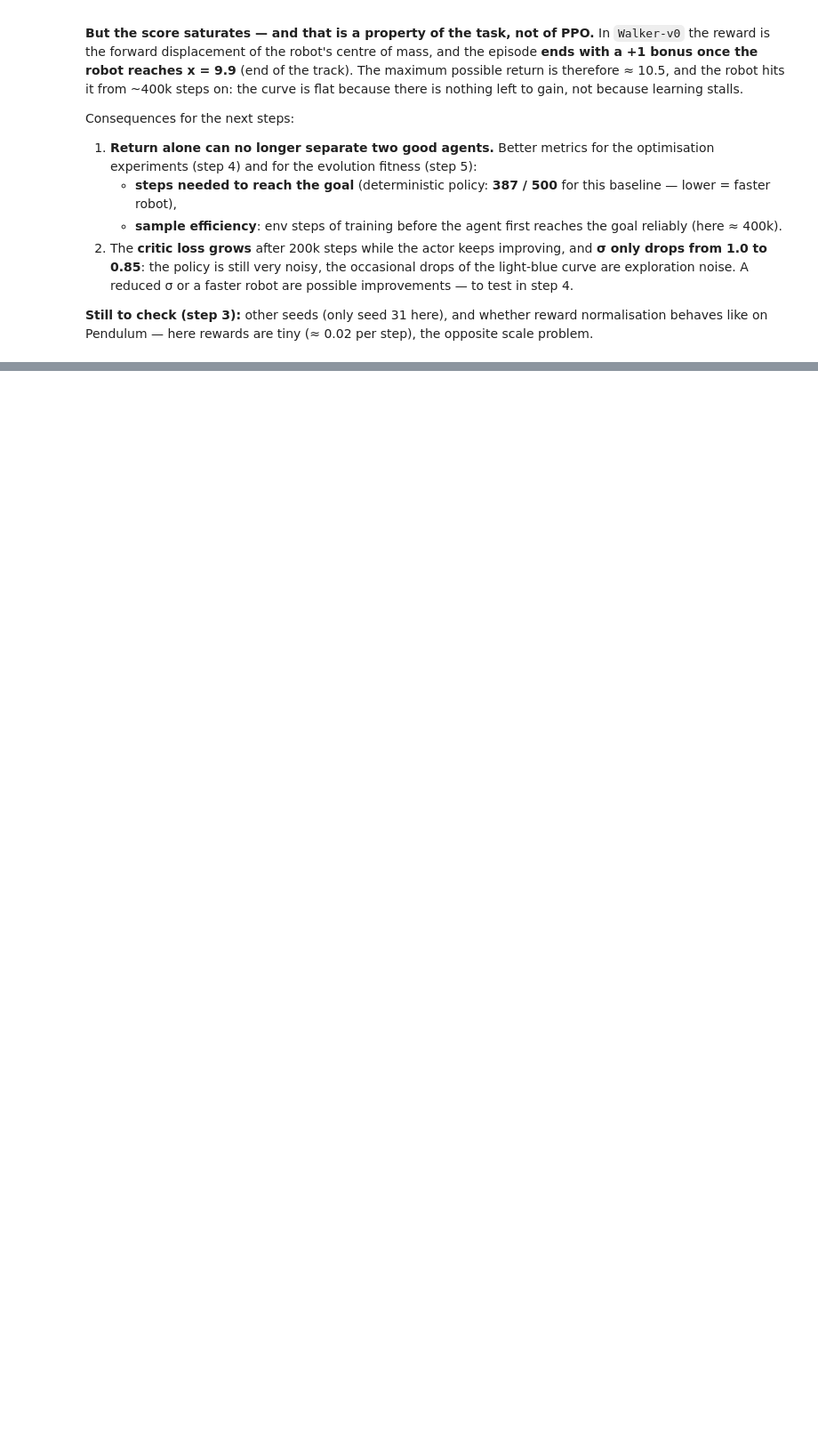
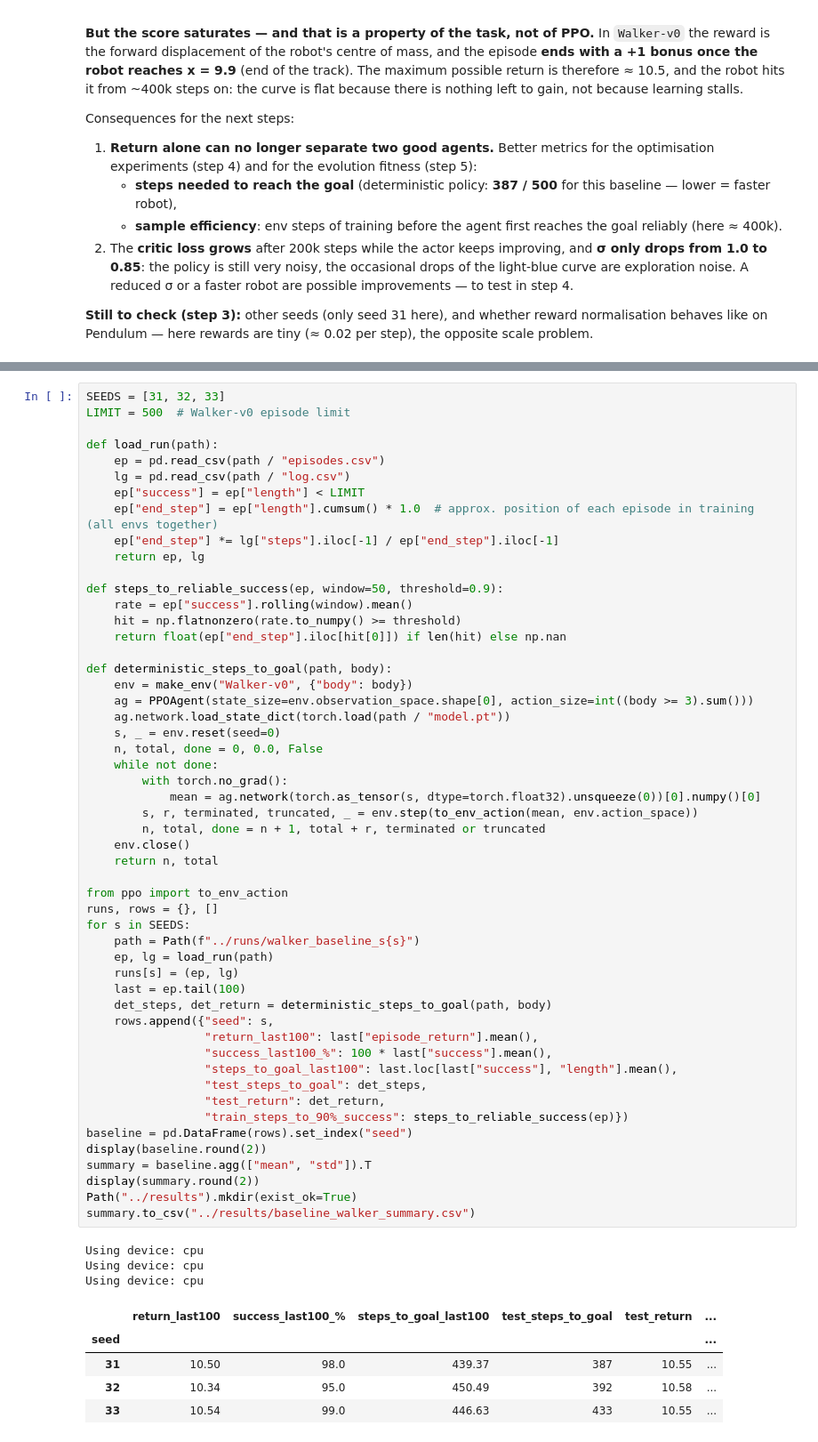
Before and after one commit to enzontl/evogym-coevolution, a Jupyter notebook: notebooks/02_walker_baseline.ipynb, the cells around one changed output, grey strips where cells are left out. Shown at 89% size. Saved outputs shown, nothing was run; the diff lists cells and outputs as text; blank space fills up the shorter version.

```diff
--- a/notebooks/02_walker_baseline.ipynb
+++ b/notebooks/02_walker_baseline.ipynb
@@ -137,0 +145,61 @@ Consequences for the next steps:
+# %%
+SEEDS = [31, 32, 33]
+LIMIT = 500  # Walker-v0 episode limit
+
+def load_run(path):
+    ep = pd.read_csv(path / "episodes.csv")
+    lg = pd.read_csv(path / "log.csv")
+    ep["success"] = ep["length"] < LIMIT
+    ep["end_step"] = ep["length"].cumsum() * 1.0  # approx. position of each episode in training (all envs together)
+    ep["end_step"] *= lg["steps"].iloc[-1] / ep["end_step"].iloc[-1]
+    return ep, lg
+
+def steps_to_reliable_success(ep, window=50, threshold=0.9):
+    rate = ep["success"].rolling(window).mean()
+    hit = np.flatnonzero(rate.to_numpy() >= threshold)
+    return float(ep["end_step"].iloc[hit[0]]) if len(hit) else np.nan
+
+def deterministic_steps_to_goal(path, body):
+    env = make_env("Walker-v0", {"body": body})
+    ag = PPOAgent(state_size=env.observation_space.shape[0], action_size=int((body >= 3).sum()))
+    ag.network.load_state_dict(torch.load(path / "model.pt"))
+    s, _ = env.reset(seed=0)
+    n, total, done = 0, 0.0, False
+    while not done:
+        with torch.no_grad():
+            mean = ag.network(torch.as_tensor(s, dtype=torch.float32).unsqueeze(0))[0].numpy()[0]
+        s, r, terminated, truncated, _ = env.step(to_env_action(mean, env.action_space))
+        n, total, done = n + 1, total + r, terminated or truncated
+    env.close()
+    return n, total
+
+from ppo import to_env_action
+runs, rows = {}, []
+for s in SEEDS:
+    path = Path(f"../runs/walker_baseline_s{s}")
+    ep, lg = load_run(path)
+    runs[s] = (ep, lg)
+    last = ep.tail(100)
+    det_steps, det_return = deterministic_steps_to_goal(path, body)
+    rows.append({"seed": s,
+                 "return_last100": last["episode_return"].mean(),
+                 "success_last100_%": 100 * last["success"].mean(),
+                 "steps_to_goal_last100": last.loc[last["success"], "length"].mean(),
+                 "test_steps_to_goal": det_steps,
+                 "test_return": det_return,
+                 "train_steps_to_90%_success": steps_to_reliable_success(ep)})
+baseline = pd.DataFrame(rows).set_index("seed")
+display(baseline.round(2))
+summary = baseline.agg(["mean", "std"]).T
+display(summary.round(2))
+Path("../results").mkdir(exist_ok=True)
+summary.to_csv("../results/baseline_walker_summary.csv")
+# %% [output]
+Using device: cpu
+Using device: cpu
+Using device: cpu
+|  | return_last100 | success_last100_% | steps_to_goal_last100 | test_steps_to_goal | test_return | ... |
+| seed |  |  |  |  |  | ... |
+| 31 | 10.50 | 98.0 | 439.37 | 387 | 10.55 | ... |
+| 32 | 10.34 | 95.0 | 450.49 | 392 | 10.58 | ... |
+| 33 | 10.54 | 99.0 | 446.63 | 433 | 10.55 | ... |
```
Also changed, not shown: parts of 7 cells of this notebook, 3 other files.
